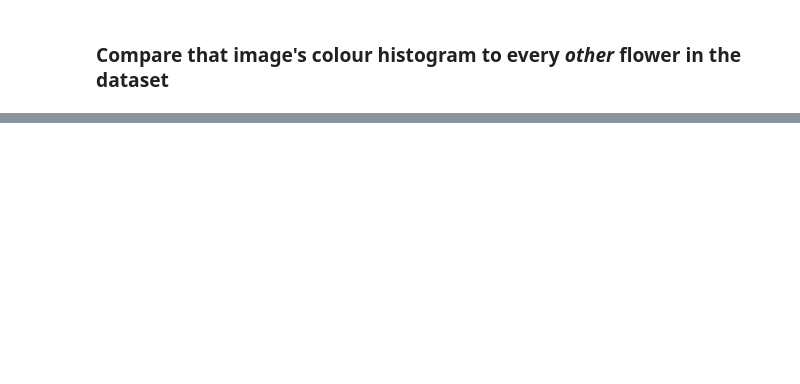
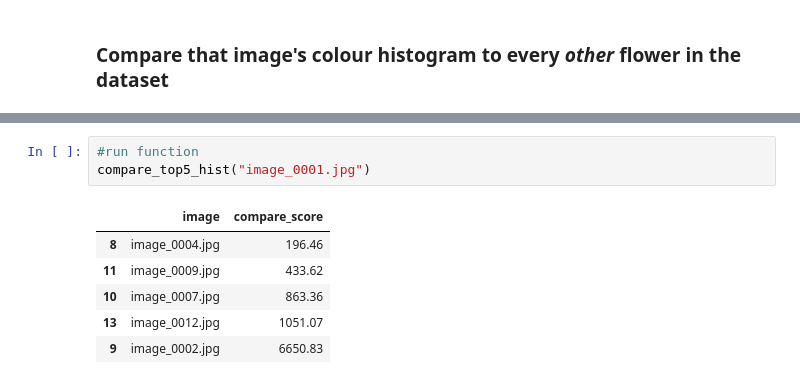
Before and after one commit to rikkeuldbaek/cds-visual, a Jupyter notebook: nbs/session3_inclass_ru.ipynb, the cells around one changed output, grey strips where cells are left out. Saved outputs shown, nothing was run; the diff lists cells and outputs as text; blank space fills up the shorter version.

```diff
--- a/nbs/session3_inclass_ru.ipynb
+++ b/nbs/session3_inclass_ru.ipynb
@@ -376,0 +457,10 @@ error: OpenCV(4.7.0) /io/opencv/modules/imgproc/src/histogram.cpp:2031: error: (
+# %%
+#run function
+compare_top5_hist("image_0001.jpg")
+# %% [output]
+|  | image | compare_score |
+| 8 | image_0004.jpg | 196.46 |
+| 11 | image_0009.jpg | 433.62 |
+| 10 | image_0007.jpg | 863.36 |
+| 13 | image_0012.jpg | 1051.07 |
+| 9 | image_0002.jpg | 6650.83 |
```
Also changed, not shown: parts of 6 cells of this notebook, 1 other file.
